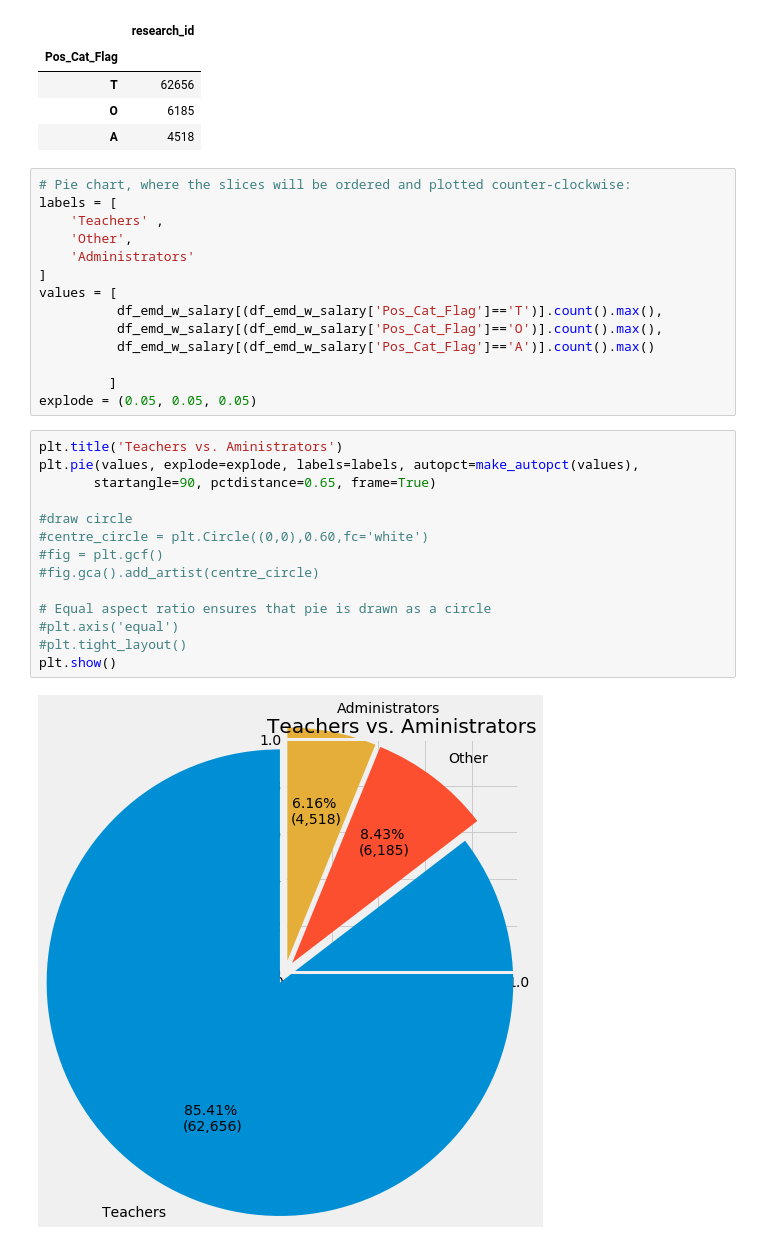
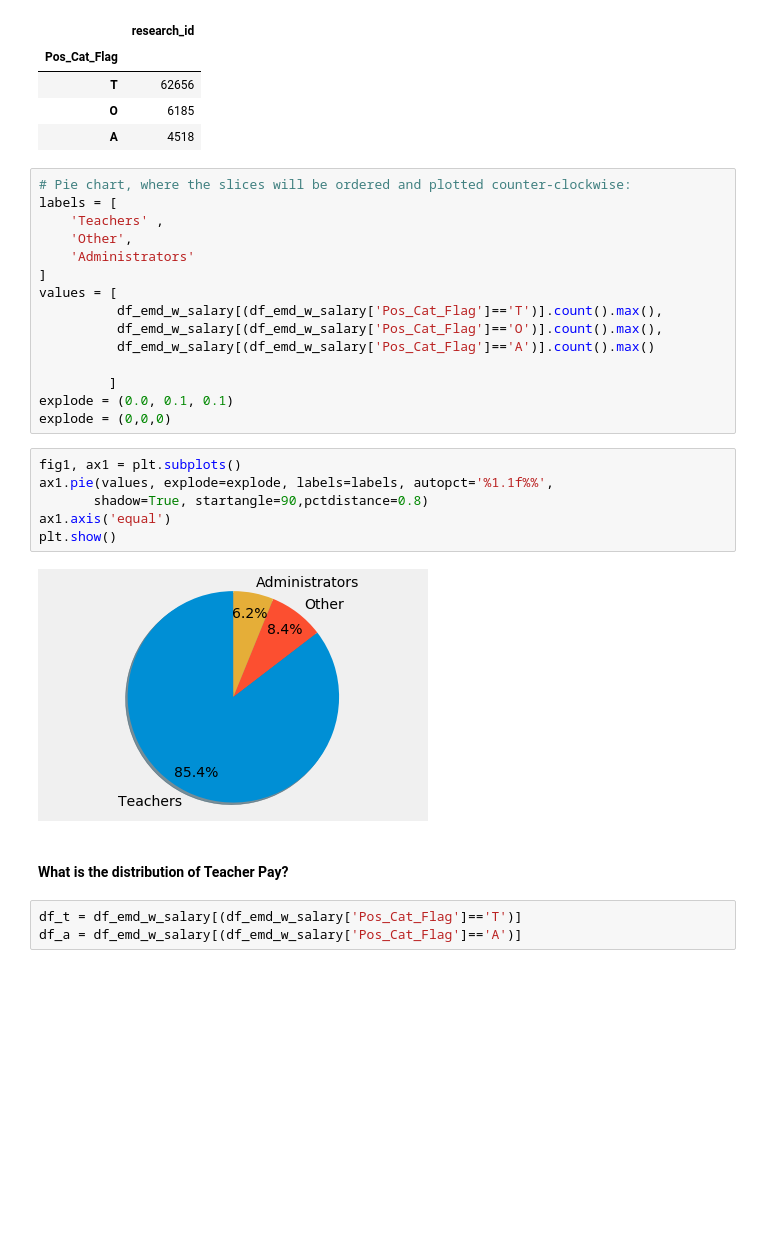
Before and after one commit to j-buss/wi-dpi, a Jupyter notebook: blog/1_A_High_Level.ipynb, the cells around one changed output. Saved outputs shown, nothing was run; the diff lists cells and outputs as text; blank space fills up the shorter version.

```diff
--- a/blog/1_A_High_Level.ipynb
+++ b/blog/1_A_High_Level.ipynb
@@ -145,20 +146,18 @@ values = [
           df_emd_w_salary[(df_emd_w_salary['Pos_Cat_Flag']=='A')].count().max()
 
          ]
-explode = (0.05, 0.05, 0.05)
+explode = (0.0, 0.1, 0.1)
+explode = (0,0,0)
-# %%
-plt.title('Teachers vs. Aministrators')
-plt.pie(values, explode=explode, labels=labels, autopct=make_autopct(values),
-       startangle=90, pctdistance=0.65, frame=True)
-
-#draw circle
-#centre_circle = plt.Circle((0,0),0.60,fc='white')
-#fig = plt.gcf()
-#fig.gca().add_artist(centre_circle)
-
-# Equal aspect ratio ensures that pie is drawn as a circle
-#plt.axis('equal')
-#plt.tight_layout()
-plt.show()
-# %% [output]
-[figure, removed]
+# %%
+fig1, ax1 = plt.subplots()
+ax1.pie(values, explode=explode, labels=labels, autopct='%1.1f%%',
+       shadow=True, startangle=90,pctdistance=0.8)
+ax1.axis('equal')
+plt.show()
+# %% [output]
+[figure, added]
+# %% [markdown]
+#### What is the distribution of Teacher Pay?
+# %%
+df_t = df_emd_w_salary[(df_emd_w_salary['Pos_Cat_Flag']=='T')]
+df_a = df_emd_w_salary[(df_emd_w_salary['Pos_Cat_Flag']=='A')]
```
Also changed, not shown: parts of 11 cells of this notebook.
